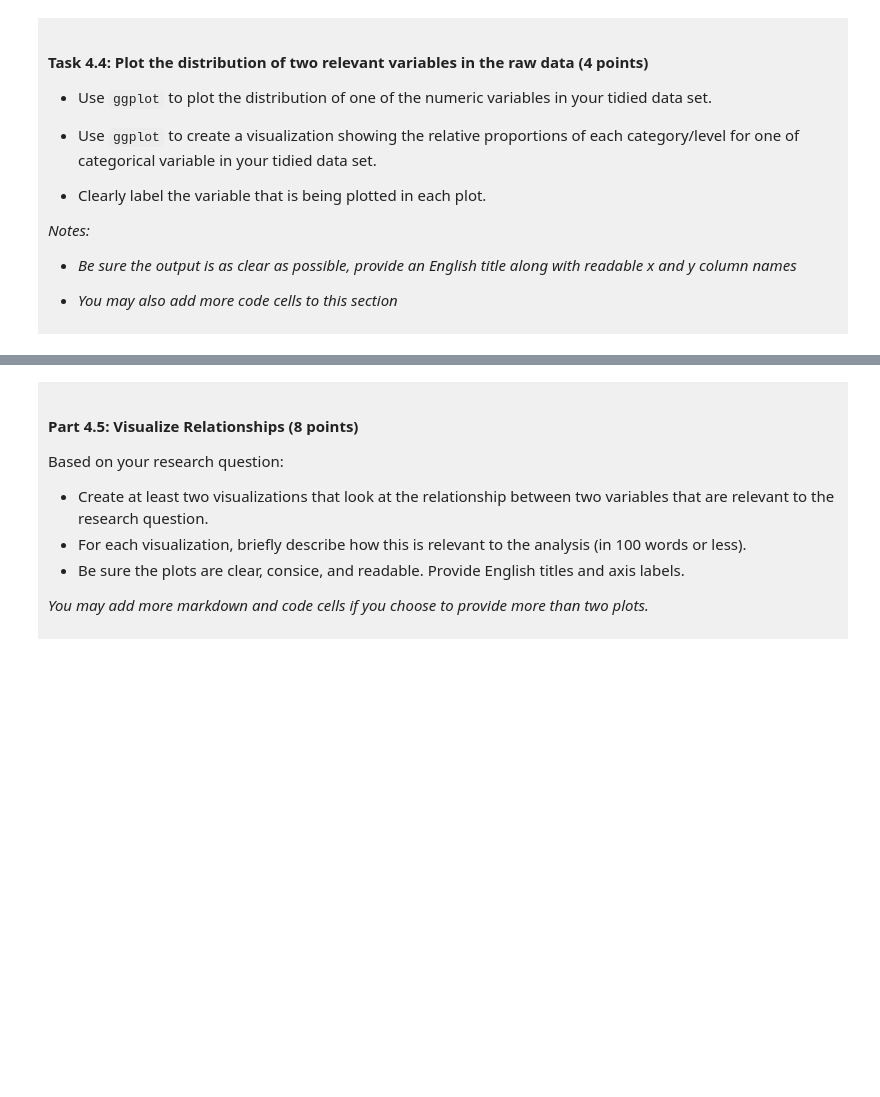
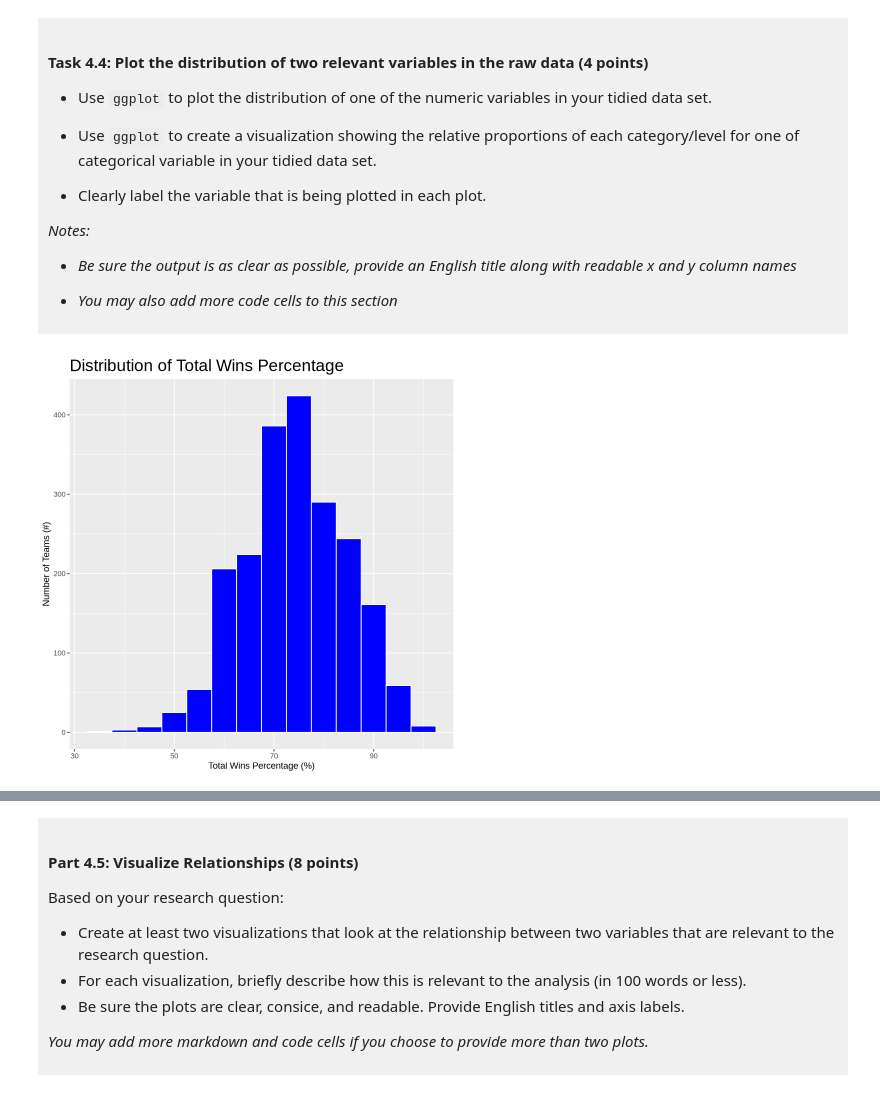
Before and after one commit to hudmun0629/dsci-100-project-Hudson-Munro, a Jupyter notebook: dsci-100-project-notebook.ipynb, the cells around one changed output, grey strips where cells are left out. Drawn from its saved outputs; the diff is of its cells as text; code cells hidden in the pictures; blank space fills up the shorter version.

Commit message:
finished the rest of the question inclduing visuals and long answers.

```diff
--- a/dsci-100-project-notebook.ipynb
+++ b/dsci-100-project-notebook.ipynb
@@ -338,5 +338,12 @@ A tibble: 2 × 2
 
 </div>
 # %%
-### EDIT THIS CODE CELL FOR PLOT 1 ###
+basketball_plot_1 <- ggplot(basketball_tidy, aes(x = total_wins_pct))+
+       geom_histogram(binwidth = 5, fill = "blue", color = "white")+
+       labs(title = "Distribution of Total Wins Percentage", x = "Total Wins Percentage (%)", y = "Number of Teams (#)")+
+theme(plot.title = element_text(size = 20))
+
+basketball_plot_1
+# %% [output]
+[figure, added]
 # %%
```
Also changed, not shown: parts of 7 cells of this notebook.
